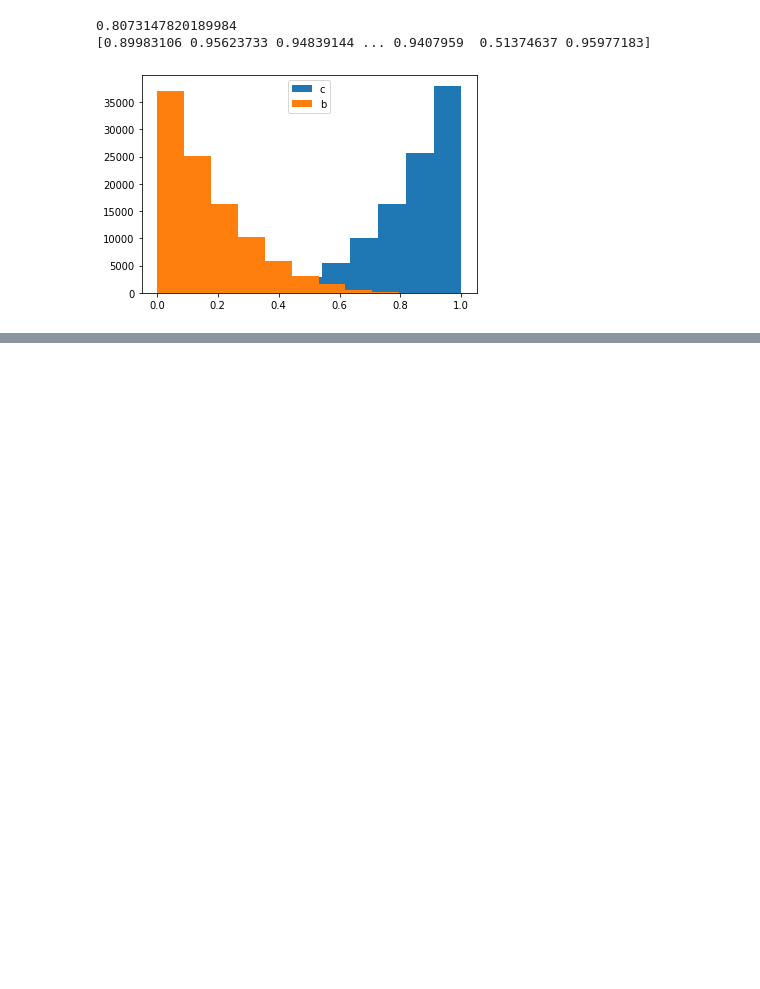
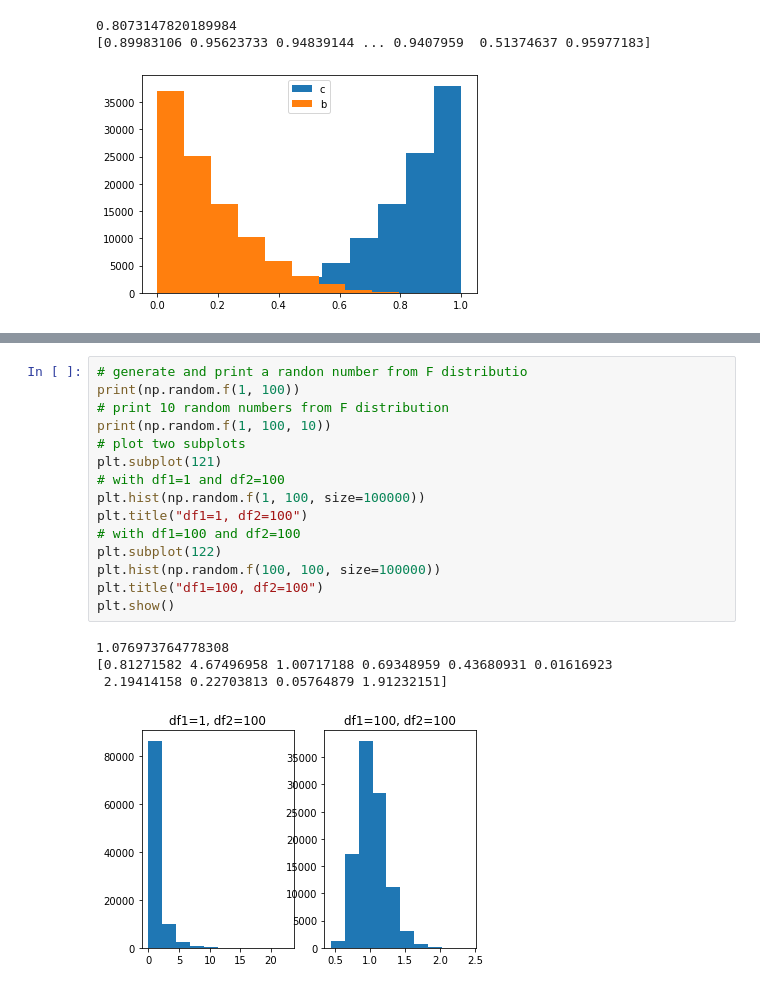
Before and after one commit to Vitalismirnov/ProgDAAssignment, a Jupyter notebook: Assignment.ipynb, the cells around one changed output, grey strips where cells are left out. Cells and saved outputs as stored; diff of their text form; blank space fills up the shorter version.

```diff
--- a/Assignment.ipynb
+++ b/Assignment.ipynb
@@ -309,0 +330,20 @@ plt.show()
+# %%
+# generate and print a randon number from F distributio
+print(np.random.f(1, 100))
+# print 10 random numbers from F distribution
+print(np.random.f(1, 100, 10))
+# plot two subplots
+plt.subplot(121)
+# with df1=1 and df2=100
+plt.hist(np.random.f(1, 100, size=100000))
+plt.title("df1=1, df2=100")
+# with df1=100 and df2=100
+plt.subplot(122)
+plt.hist(np.random.f(100, 100, size=100000))
+plt.title("df1=100, df2=100")
+plt.show()
+# %% [output]
+1.076973764778308
+[0.81271582 4.67496958 1.00717188 0.69348959 0.43680931 0.01616923
+ 2.19414158 0.22703813 0.05764879 1.91232151]
+[figure, added]
```
Also changed, not shown: parts of 13 cells of this notebook.
